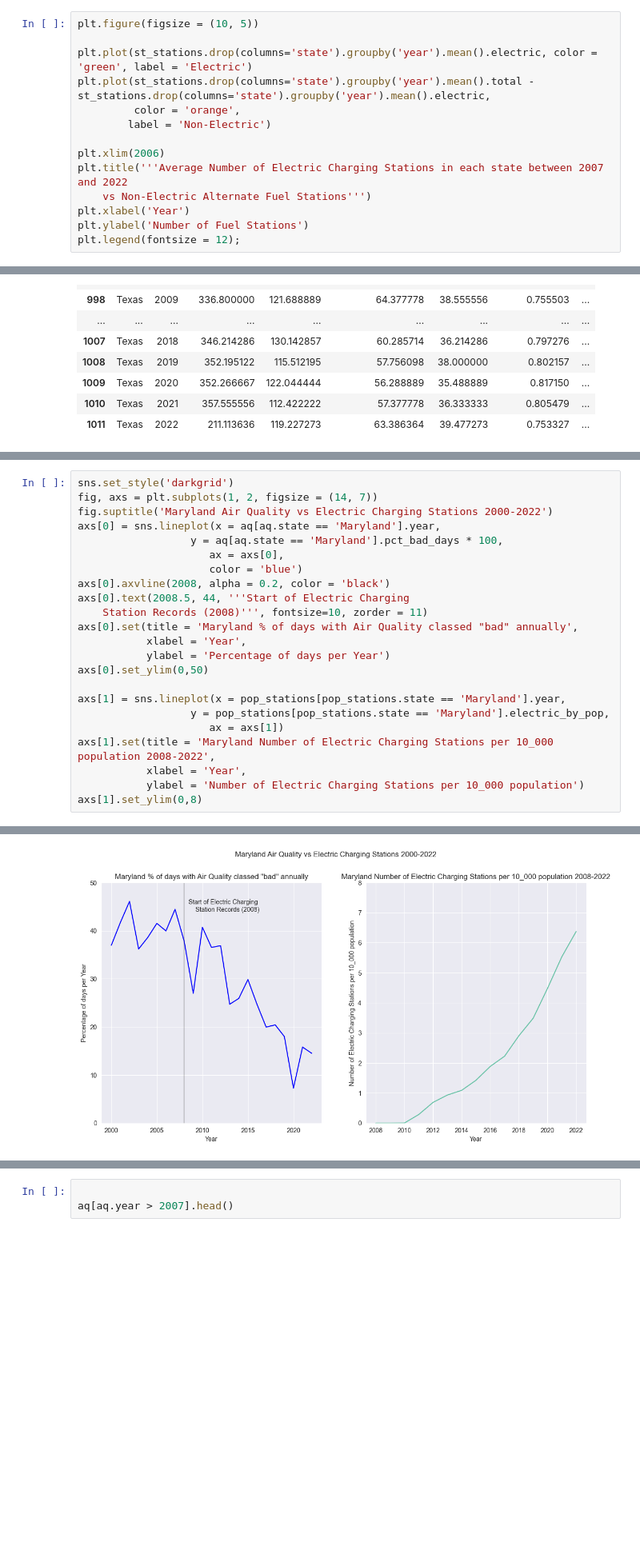
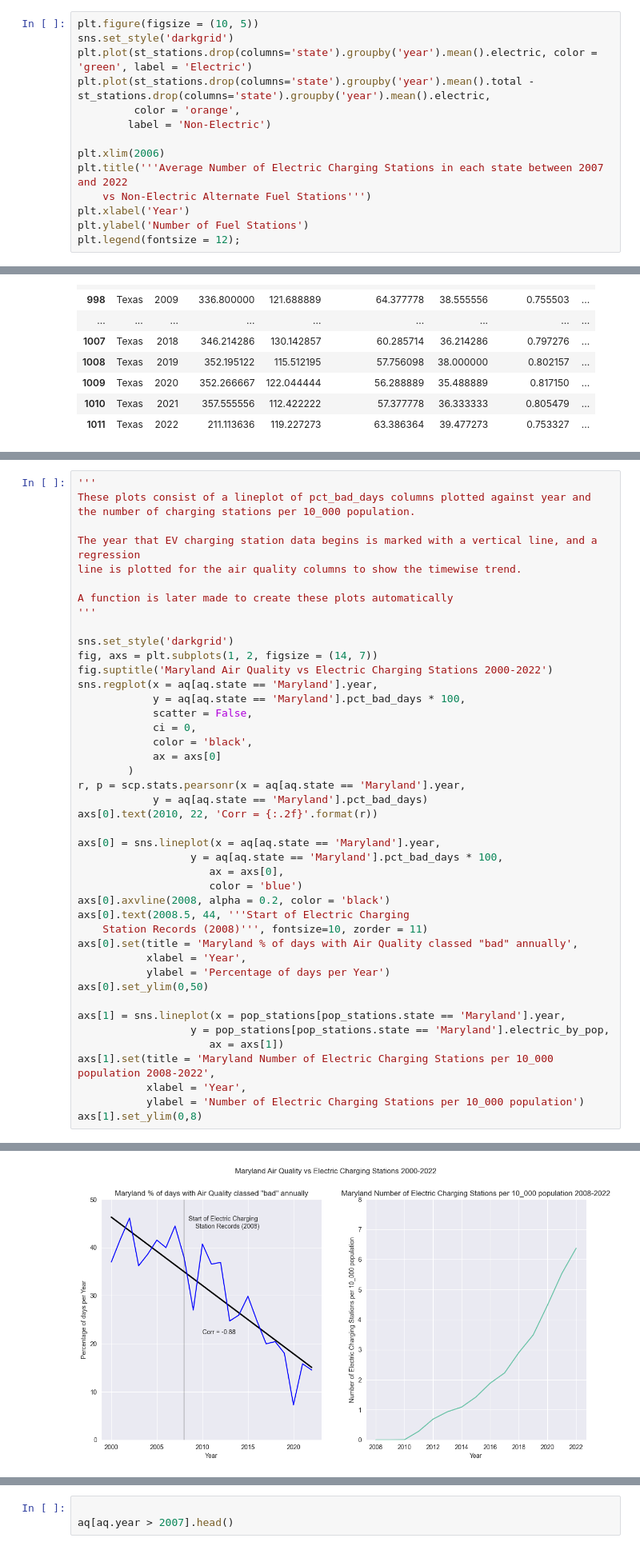
Before and after one commit to boay00/group-project-ev, a Jupyter notebook: code/Part-2_eda.ipynb, the cells around one changed output, grey strips where cells are left out. Shown at 80% size. Saved outputs shown, nothing was run; the diff lists cells and outputs as text; blank space fills up the shorter version.

```diff
--- a/code/Part-2_eda.ipynb
+++ b/code/Part-2_eda.ipynb
@@ -439,7 +446,7 @@ plt.ylabel('Number of Non-Electric Alternate Fuel Stations');
 [figure]
 # %%
 plt.figure(figsize = (10, 5))
-
+sns.set_style('darkgrid')
 plt.plot(st_stations.drop(columns='state').groupby('year').mean().electric, color = 'green', label = 'Electric')
 plt.plot(st_stations.drop(columns='state').groupby('year').mean().total - st_stations.drop(columns='state').groupby('year').mean().electric,
          color = 'orange',
@@ -781,26 +859,47 @@ aq[aq.state == 'Texas']
 # %%
+'''
+These plots consist of a lineplot of pct_bad_days columns plotted against year and
+the number of charging stations per 10_000 population.
+
+The year that EV charging station data begins is marked with a vertical line, and a regression
+line is plotted for the air quality columns to show the timewise trend.
+
+A function is later made to create these plots automatically
+'''
+
 sns.set_style('darkgrid')
 fig, axs = plt.subplots(1, 2, figsize = (14, 7))
 fig.suptitle('Maryland Air Quality vs Electric Charging Stations 2000-2022')
+sns.regplot(x = aq[aq.state == 'Maryland'].year,
+            y = aq[aq.state == 'Maryland'].pct_bad_days * 100,
+            scatter = False,
+            ci = 0,
+            color = 'black',
+            ax = axs[0]
+        )
+r, p = scp.stats.pearsonr(x = aq[aq.state == 'Maryland'].year,
+            y = aq[aq.state == 'Maryland'].pct_bad_days)
+axs[0].text(2010, 22, 'Corr = {:.2f}'.format(r))
+
 axs[0] = sns.lineplot(x = aq[aq.state == 'Maryland'].year,
                   y = aq[aq.state == 'Maryland'].pct_bad_days * 100,
                      ax = axs[0],
                      color = 'blue')
 axs[0].axvline(2008, alpha = 0.2, color = 'black')
 axs[0].text(2008.5, 44, '''Start of Electric Charging
     Station Records (2008)''', fontsize=10, zorder = 11)
 axs[0].set(title = 'Maryland % of days with Air Quality classed "bad" annually',
            xlabel = 'Year',
            ylabel = 'Percentage of days per Year')
 axs[0].set_ylim(0,50)
 
 axs[1] = sns.lineplot(x = pop_stations[pop_stations.state == 'Maryland'].year,
                   y = pop_stations[pop_stations.state == 'Maryland'].electric_by_pop,
                      ax = axs[1])
 axs[1].set(title = 'Maryland Number of Electric Charging Stations per 10_000 population 2008-2022',
            xlabel = 'Year',
            ylabel = 'Number of Electric Charging Stations per 10_000 population')
 axs[1].set_ylim(0,8)
 # %% [output]
 (0.0, 8.0)
-[figure, old version]
+[figure, new version]
```
Also changed, not shown: parts of 28 cells of this notebook, 1 other file.
